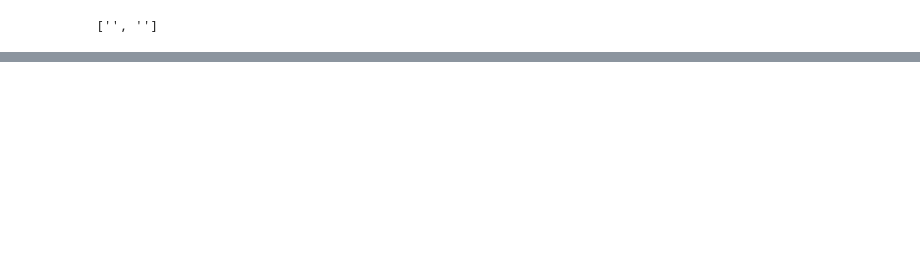
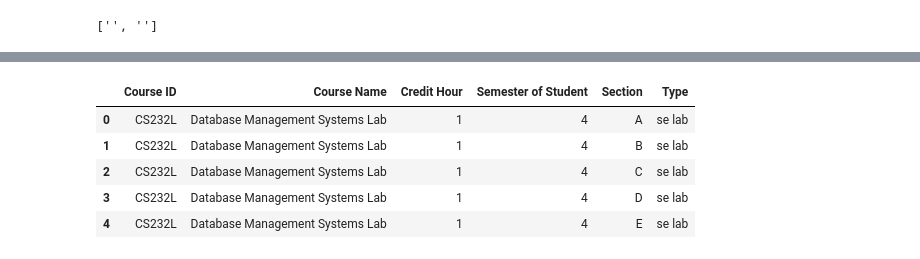
Before and after one commit to Ali-Hasan-Khan28/Genetic-Algorithm-for-Timetable-Generation, a Jupyter notebook: genetics_labs.ipynb, the cells around one changed output, grey strips where cells are left out. Cells and saved outputs as stored; diff of their text form; code cells hidden in the pictures; blank space fills up the shorter version.

```diff
--- a/genetics_labs.ipynb
+++ b/genetics_labs.ipynb
@@ -273,0 +293,9 @@ ddddddddddddddddd
+# %%
+tables['se lab']
+# %% [output]
+|  | Course ID | Course Name | Credit Hour | Semester of Student | Section | Type |
+| 0 | CS232L | Database Management Systems Lab | 1 | 4 | A | se lab |
+| 1 | CS232L | Database Management Systems Lab | 1 | 4 | B | se lab |
+| 2 | CS232L | Database Management Systems Lab | 1 | 4 | C | se lab |
+| 3 | CS232L | Database Management Systems Lab | 1 | 4 | D | se lab |
+| 4 | CS232L | Database Management Systems Lab | 1 | 4 | E | se lab |
```
Also changed, not shown: parts of 10 cells of this notebook, 1 other file.
